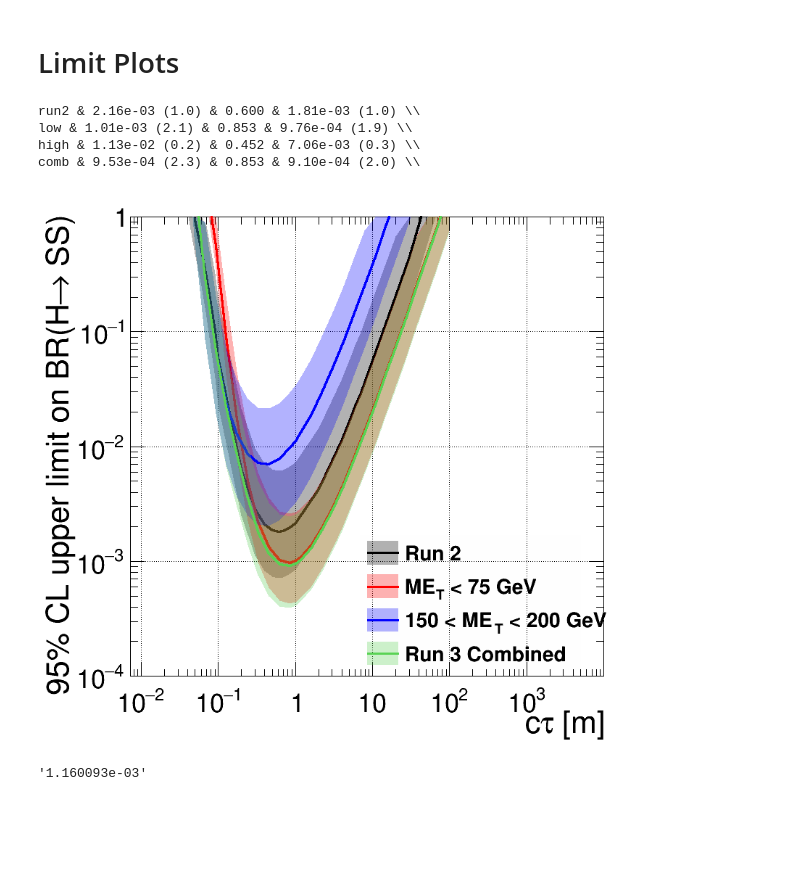
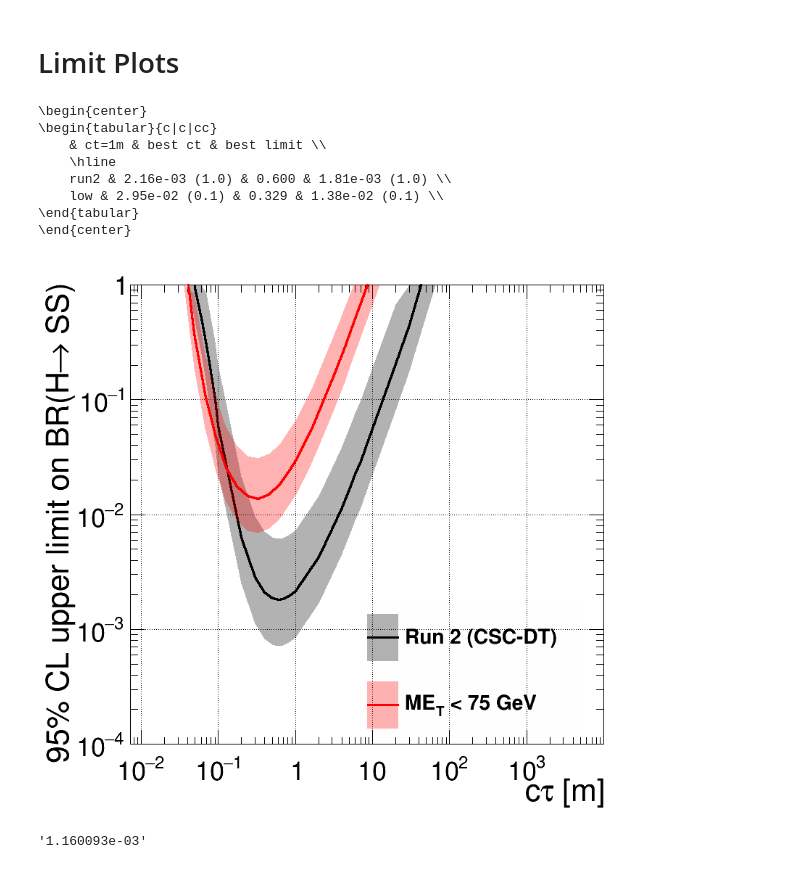
Before and after one commit to cms-lpc-llp/mds_analysis, a Jupyter notebook: notebooks/datacard_scan.ipynb, the cells around one changed output. Saved outputs shown, nothing was run; the diff lists cells and outputs as text; code cells hidden in the pictures; blank space fills up the shorter version.

```diff
--- a/notebooks/datacard_scan.ipynb
+++ b/notebooks/datacard_scan.ipynb
@@ -353,7 +355,7 @@ r2_limit_tree = r2_limit_tree[np.argsort(r2_limit_tree[:,0])]
 R2_LIMIT = r2_limit_tree[r2_limit_tree[:,0] == CTAU/1000, -1][0]
 # My Run3 limits
 with open(f'{DATA_DIR}/limits.pkl', 'rb') as f:
-    limit_dict = pickle.load(f)
+    limit_dict = pickle.load(f)[TAG_CATEGORY]
 
 
 idxs = np.argsort(np.array(limit_dict['comb']['ctau']))
@@ -374,12 +376,18 @@ legend.SetFillColorAlpha(rt.kWhite, 0)
 legend.SetTextSize(0.04)
 legend.SetMargin(0.2)
 ii = 0
-names = {'run2':'Run 2','high' : '150 < ME_{T} < 200 GeV', 'low' : 'ME_{T} < 75 GeV', 'comb' : 'Run 3 Combined'}
-for il, name in enumerate(['run2', 'low', 'high', 'comb']):
+names = {'run2':'Run 2 (CSC-DT)','high' : '150 < ME_{T} < 200 GeV', 'low' : 'ME_{T} < 75 GeV', 'comb' : 'Run 3 Combined'}
+
+print(r'\begin{center}')
+print(r'\begin{tabular}{c|c|cc}')
+print(r'    & ct=1m & best ct & best limit \\')
+print(r'    \hline')
+
+for il, name in enumerate(['run2', 'low']):#, 'high', 'comb']):
     if name in limit_dict:
-        limits = np.array(limit_dict[name]['limit'])  * 23/137#*23/(60*2) # #
-        limitELs = np.array(limit_dict[name]['2.5'])  * 23/137#*23/(60*2) # #
-        limitEHs = np.array(limit_dict[name]['97.5'])  * 23/137#*23/(60*2) # #
+        limits = np.array(limit_dict[name]['limit'])  #* 23/137#*23/(60*2) # #
+        limitELs = np.array(limit_dict[name]['2.5'])  #* 23/137#*23/(60*2) # #
+        limitEHs = np.array(limit_dict[name]['97.5']) # * 23/137#*23/(60*2) # #
 
         _ctaus, _limits = ctaus/1000, limits
         _limitELs, _limitEHs = np.abs(_limits - limitELs), np.abs(limitEHs - _limits)
@@ -397,39 +405,45 @@ for il, name in enumerate(['run2', 'low', 'high', 'comb']):
     ctb = _ctaus[_limits == lmb][0]
     r21 = np.min(r2_limit_tree[r2_limit_tree[:,0]==1,-1])
     r2b = np.min(r2_limit_tree[:,-1])
 
-    print(f'{name} & {lm1:.2e} ({r21/lm1:.1f}) & {ctb:.3f} & {lmb:.2e} ({r2b/lmb:.1f}) \\\\')
+    print(f'    {name} & {lm1:.2e} ({r21/lm1:.1f}) & {ctb:.3f} & {lmb:.2e} ({r2b/lmb:.1f}) \\\\')
     gr.SetName(name)
     gr.SetName(names[name])
     gr.GetXaxis().SetTitle(r'c#tau [m]')
     gr.GetYaxis().SetTitle(r'95% CL upper limit on BR(H#rightarrow SS)')
 
     gr.SetMinimum(1e-4)
     gr.SetMaximum(1)
 
     gr.SetLineWidth(3)
     gr.SetLineColor(SCL[il])
 
     gr.SetMarkerSize(1)
     gr.SetMarkerColor(SCL[il])
     gr.SetMarkerStyle(rt.kFullCircle)
 
     gr.SetFillColorAlpha(SCL[il], 0.3)
 
     gr.Draw(('' if ii else 'A ') + 'L3')
     ii += 1
     legend.AddEntry(gr, gr.GetName(), 'LF')
     gc.append(gr)
+print(r'\end{tabular}')
+print(r'\end{center}')
 
 
 legend.Draw()
 canvas.Draw()
 # %% [output]
-run2 & 2.16e-03 (1.0) & 0.600 & 1.81e-03 (1.0) \\
-low & 1.01e-03 (2.1) & 0.853 & 9.76e-04 (1.9) \\
-high & 1.13e-02 (0.2) & 0.452 & 7.06e-03 (0.3) \\
-comb & 9.53e-04 (2.3) & 0.853 & 9.10e-04 (2.0) \\
+\begin{center}
+\begin{tabular}{c|c|cc}
+    & ct=1m & best ct & best limit \\
+    \hline
+    run2 & 2.16e-03 (1.0) & 0.600 & 1.81e-03 (1.0) \\
+    low & 2.95e-02 (0.1) & 0.329 & 1.38e-02 (0.1) \\
+\end{tabular}
+\end{center}
-[figure, old version]
+[figure, new version]
 # %%
 f'{0.5/431:e}'
 # %% [output]
```
Also changed, not shown: parts of 1 cell of this notebook, 10 other files.
